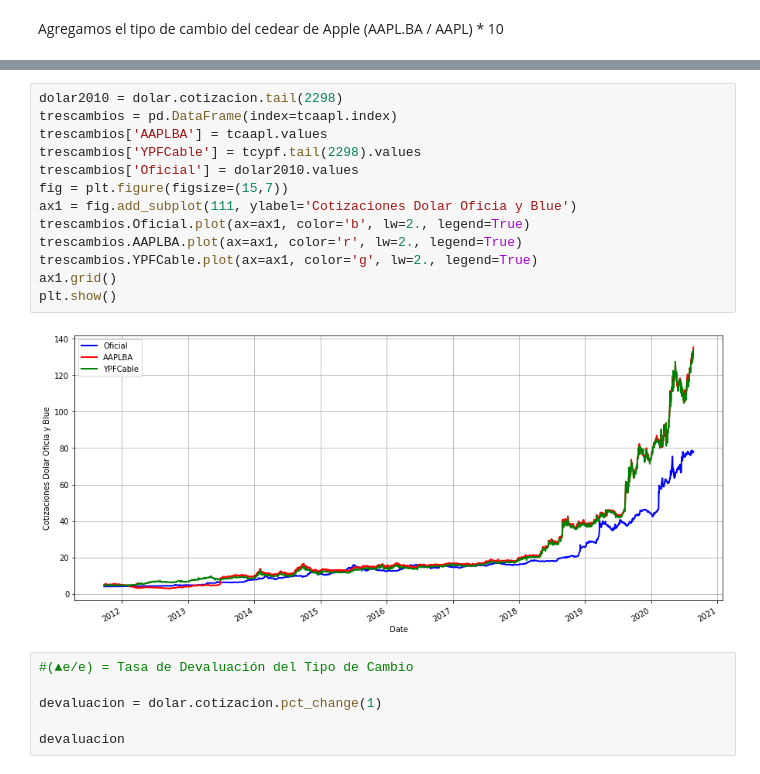
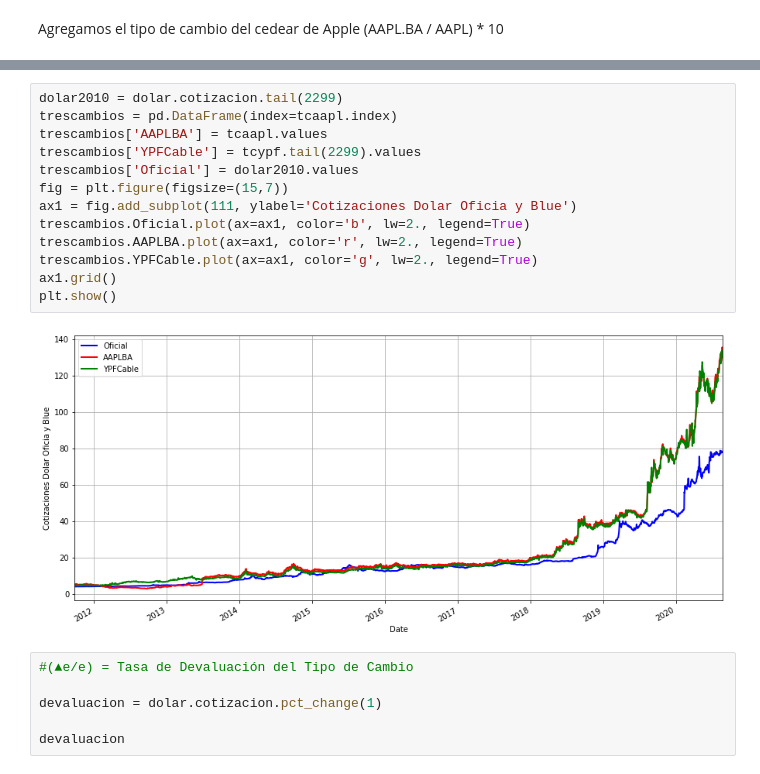
Before and after one commit to lorenzoreyes/Macroeconomic-Analysis, a Jupyter notebook: FPI Goldman Sach Argentina Oficial.ipynb, the cells around one changed output, grey strips where cells are left out. Saved outputs shown, nothing was run; the diff lists cells and outputs as text.

```diff
--- a/FPI Goldman Sach Argentina Oficial.ipynb
+++ b/FPI Goldman Sach Argentina Oficial.ipynb
@@ -76,18 +94,18 @@ tipoapple.grid()
 # %%
-dolar2010 = dolar.cotizacion.tail(2298)
+dolar2010 = dolar.cotizacion.tail(2299)
 trescambios = pd.DataFrame(index=tcaapl.index)
 trescambios['AAPLBA'] = tcaapl.values
-trescambios['YPFCable'] = tcypf.tail(2298).values
+trescambios['YPFCable'] = tcypf.tail(2299).values
 trescambios['Oficial'] = dolar2010.values
 fig = plt.figure(figsize=(15,7))
 ax1 = fig.add_subplot(111, ylabel='Cotizaciones Dolar Oficia y Blue')
 trescambios.Oficial.plot(ax=ax1, color='b', lw=2., legend=True)
 trescambios.AAPLBA.plot(ax=ax1, color='r', lw=2., legend=True)
 trescambios.YPFCable.plot(ax=ax1, color='g', lw=2., legend=True)
 ax1.grid()
 plt.show()
 # %% [output]
-[figure, old version]
+[figure, new version]
 # %%
 #(▲e/e) = Tasa de Devaluación del Tipo de Cambio
 
```
Also changed, not shown: parts of 24 cells of this notebook, 1 other file.
